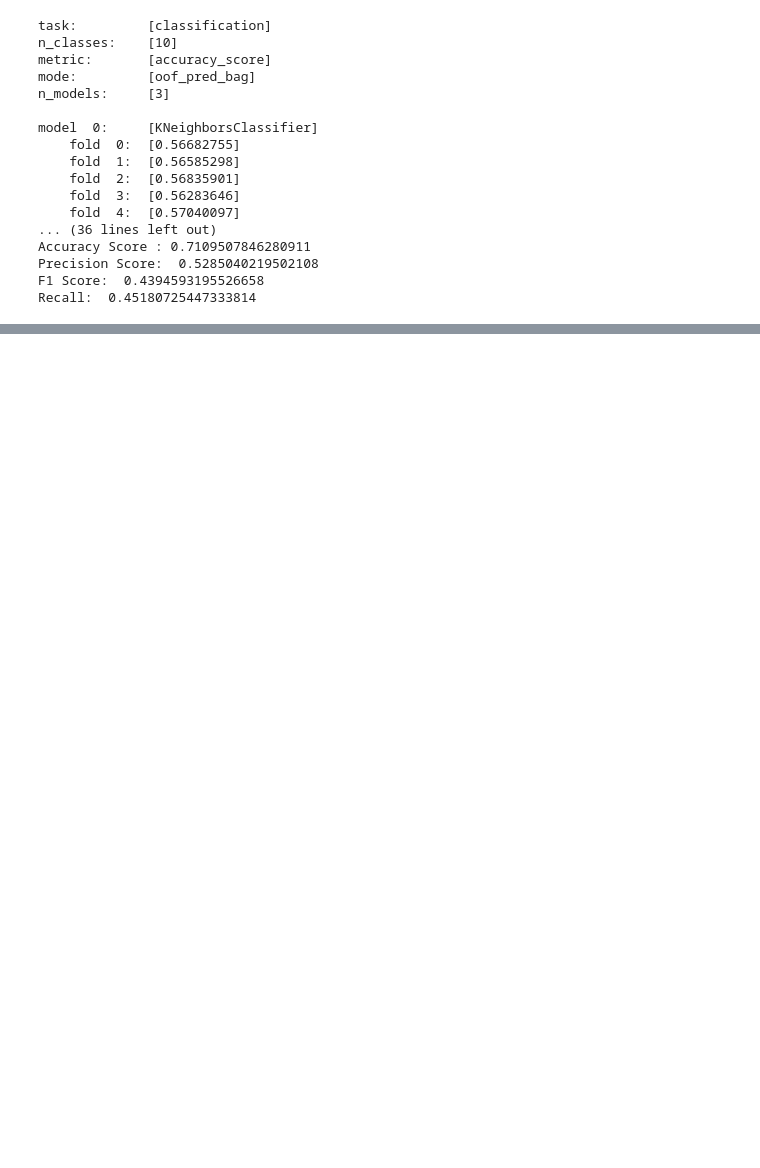
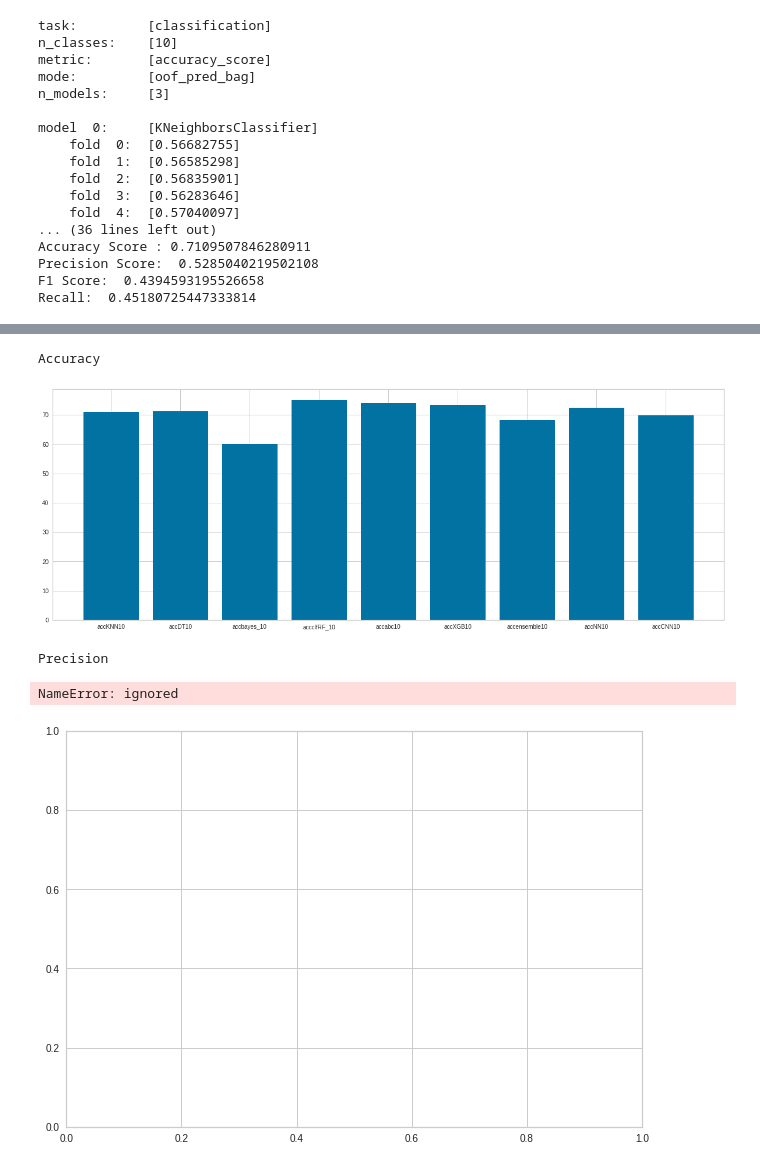
Before and after one commit to ishaak15/UNSW-IDS-Feature-Selection, a Jupyter notebook: Copy_of_Training_and_Testing.ipynb, the cells around one changed output, grey strips where cells are left out. Cells and saved outputs as stored; diff of their text form; code cells hidden in the pictures; blank space fills up the shorter version.

Commit message:
plot graph

```diff
--- a/Copy_of_Training_and_Testing.ipynb
+++ b/Copy_of_Training_and_Testing.ipynb
@@ -1209,3 +1234,43 @@ plt.show()
+# %%
+import matplotlib.pyplot as plt
+#Accuracy
+print("Accuracy")
+fig = plt.figure()
+ax = fig.add_axes([0,0,2,1])
+algo = ['accKNN10', 'accDT10', 'accbayes_10', 'accclfRF_10',"accabc10","accXGB10","accensemble10","accNN10","accCNN10"]
+acc = [accKNN10*100,accDT10*100,accbayes_10*100,accclfRF_10*100,accabc10*100,accXGB10*100,accensemble10*100,accNN10*100,accCNN10*100]
+ax.bar(algo,acc)
+plt.show()
+#Precision
+print("Precision")
+fig = plt.figure()
+ax = fig.add_axes([0,0,1,1])
+algo = ['preKNN10', 'preDT10', 'prebayes_10', 'preclfRF_10',"preabc10","preXGB10","preensemble10","preNN10","preCNN10"]
+pre = [preKNN10*100,preDT10*100,prebayes_10*100,preclfRF_10*100,preabc10*100,preXGB10*100,preensemble10*100,preNN10*100,preCNN10*100]
+ax.bar(algo,pre)
+plt.show()
+#F1 Score
+print("F1 Score")
+fig = plt.figure()
+ax = fig.add_axes([0,0,2,1])
+algo = ['f1KNN10', 'f1DT10', 'f1bayes_10', 'f1clfRF_10',"f1abc10","f1XGB10","f1ensemble10","f1NN10","f1CNN10"]
+f1 = [f1KNN10*100,f1DT10*100,f1bayes_10*100,f1clfRF_10*100,f1abc10*100,f1XGB10*100,f1ensemble10*100,f1NN10*100,f1CNN10*100]
+ax.bar(algo,f1)
+plt.show()
+#Recall
+print("Recall")
+fig = plt.figure()
+ax = fig.add_axes([0,0,2,1])
+algo = ['reKNN10', 'reDT10', 'rebayes_10', 'reclfRF_10',"reabc10","reXGB10","reensemble10","reNN10","reCNN10"]
+re = [reKNN10*100,reDT10*100,rebayes_10*100,reclfRF_10*100,reabc10*100,reXGB10*100,reensemble10*100,reNN10*100,reCNN10*100]
+ax.bar(algo,re)
+plt.show()
+# %% [output]
+Accuracy
+[figure, added]
+Precision
+NameError: ignored
+[figure, added]
 # %%
 [accKNN10,preKNN10,f1KNN10,reKNN10][accDT10,preDT10,f1DT10,reDT10]
 [accbayes_10,prebayes_10,f1bayes_10,rebayes_10][accclfRF_10,preclfRF_10,f1clfRF_10,reclfRF_10]
```
Also changed, not shown: parts of 31 cells of this notebook.
